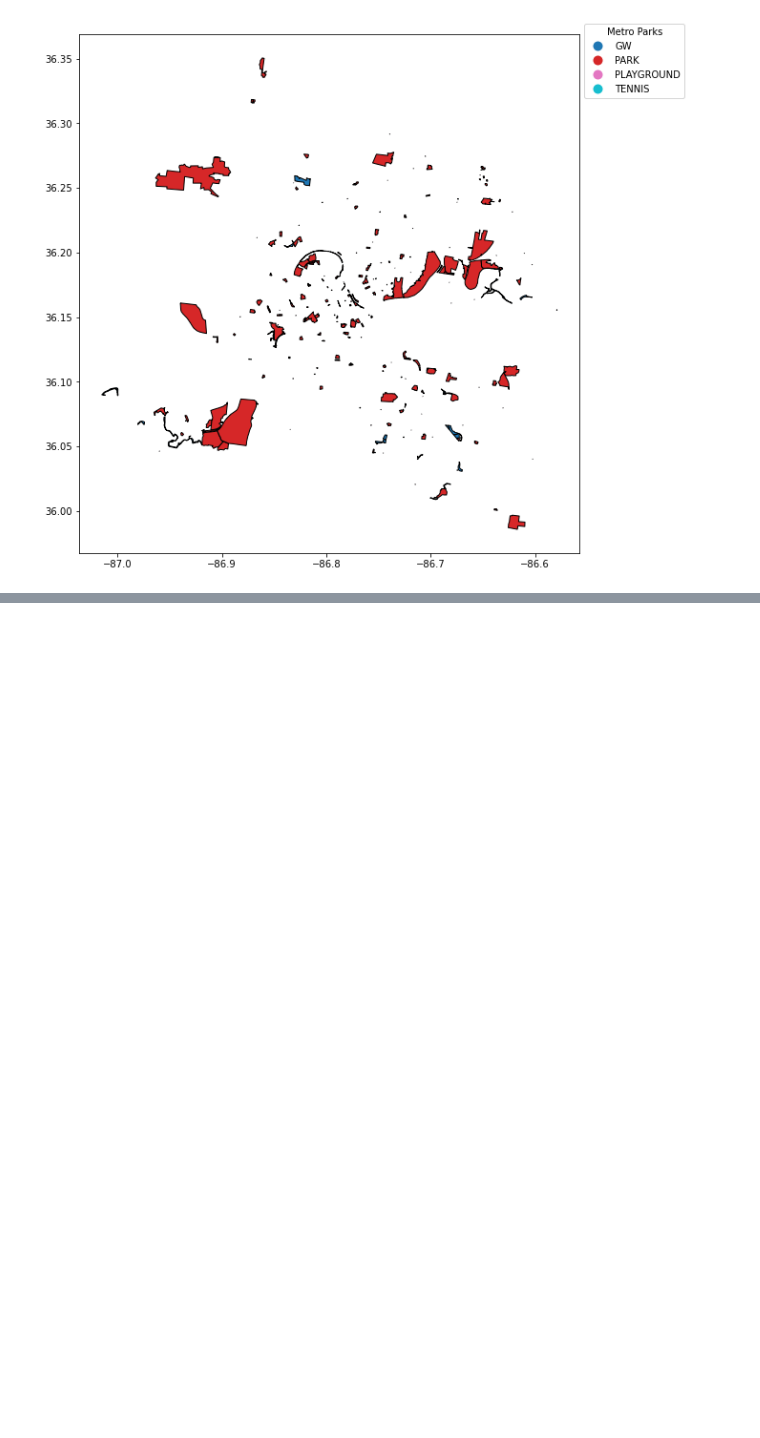
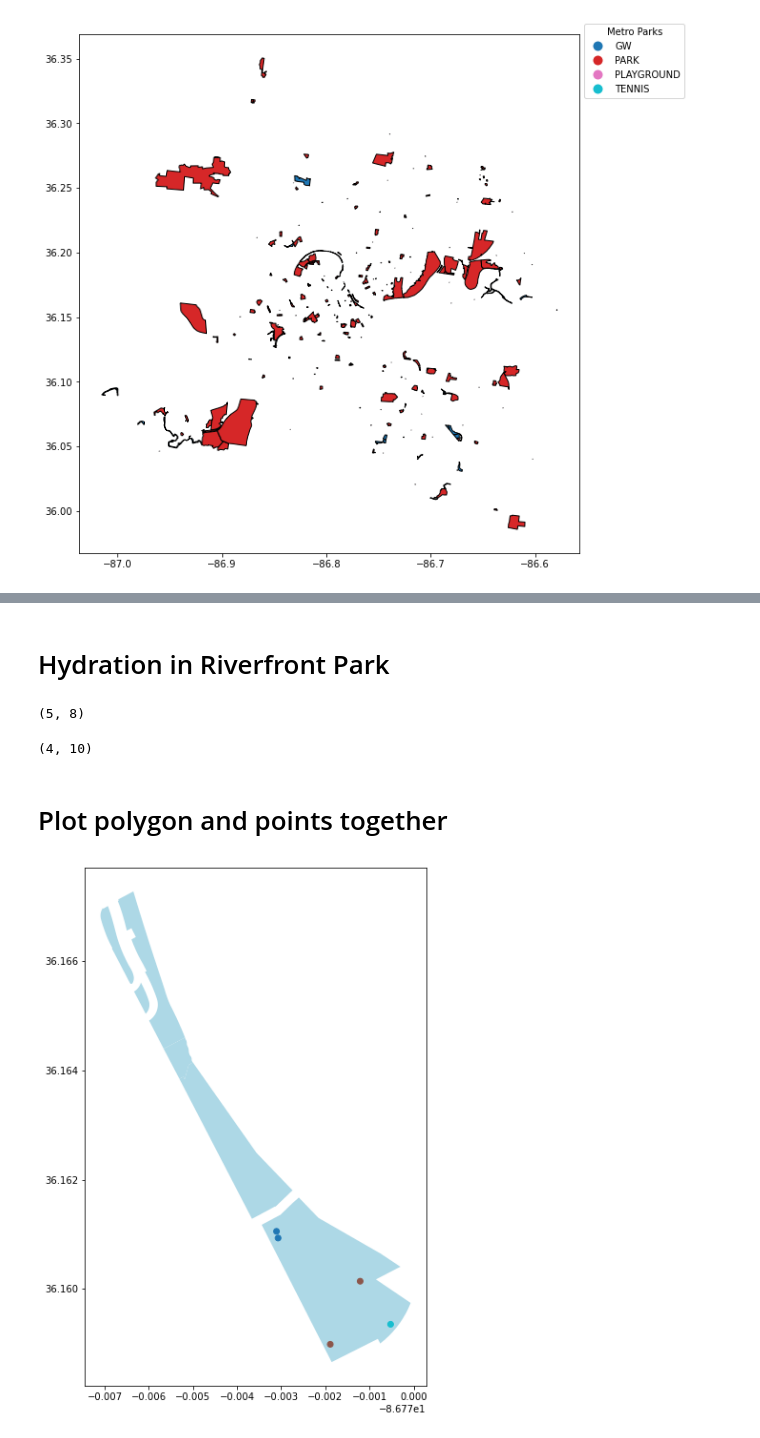
Before and after one commit to NSS-Data-Analytics-Cohort-6/geospatial-python-project-caitbrown12, a Jupyter notebook: notebooks/geospatial_miniproject_hydration.ipynb, the cells around one changed output, grey strips where cells are left out. Saved outputs shown, nothing was run; the diff lists cells and outputs as text; code cells hidden in the pictures; blank space fills up the shorter version.

```diff
--- a/notebooks/geospatial_miniproject_hydration.ipynb
+++ b/notebooks/geospatial_miniproject_hydration.ipynb
@@ -53,0 +132,3 @@ plt.show()
+# %%
+hydration_in_parks = hydration_in_parks[['Hydration Name', 'Hydration Location', 'Feature Type', 'ADA', 'Dog Friendly', 'geometry', 'Park Name', 'Type']]
+hydration_in_parks.head()
@@ -53,0 +145,3 @@ plt.show()
+# %%
+hydration_in_parks = hydration_in_parks[['Park Name', 'Type', 'Hydration Name', 'Hydration Location', 'Feature Type', 'ADA', 'Dog Friendly', 'geometry']]
+hydration_in_parks.head()
@@ -53,0 +186,20 @@ plt.show()
+# %% [markdown]
+# Hydration in Riverfront Park
+# %%
+riverfront_hydration = hydration_in_parks.loc[hydration_in_parks['Park Name'] == 'Riverfront Park']
+riverfront_hydration.shape
+# %% [output]
+(5, 8)
+# %%
+polygonriverfront = metroparks.loc[metroparks['name'] == 'Riverfront Park']
+polygonriverfront.shape
+# %% [output]
+(4, 10)
+# %% [markdown]
+# Plot polygon and points together
+# %%
+ax = polygonriverfront.plot(figsize = (8, 10), color = 'lightblue')
+riverfront_hydration.plot( ax = ax, column = 'Hydration Name');
+plt.show()
+# %% [output]
+[figure, added]
```
Also changed, not shown: parts of 25 cells of this notebook.
